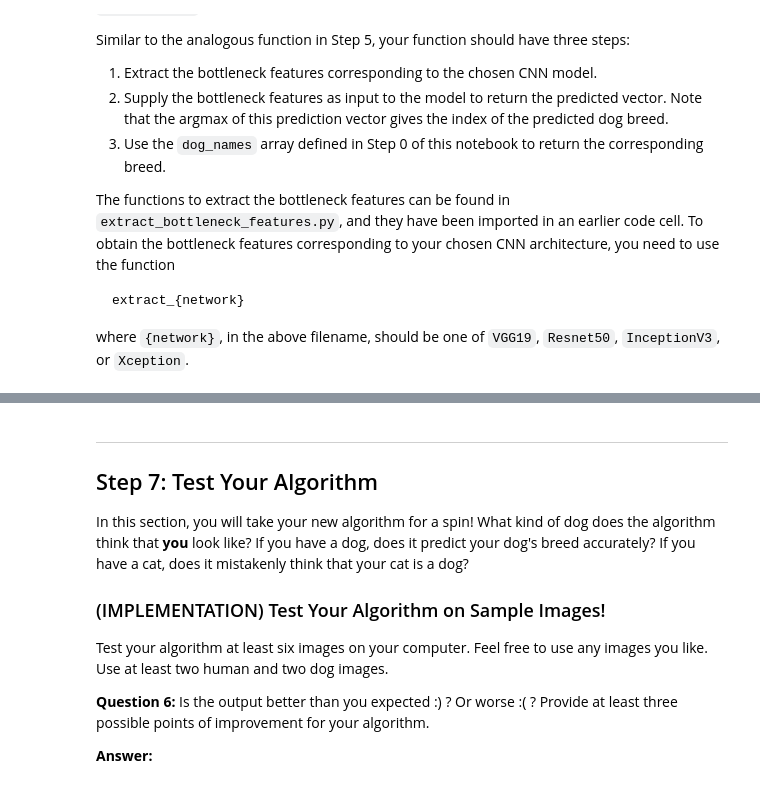
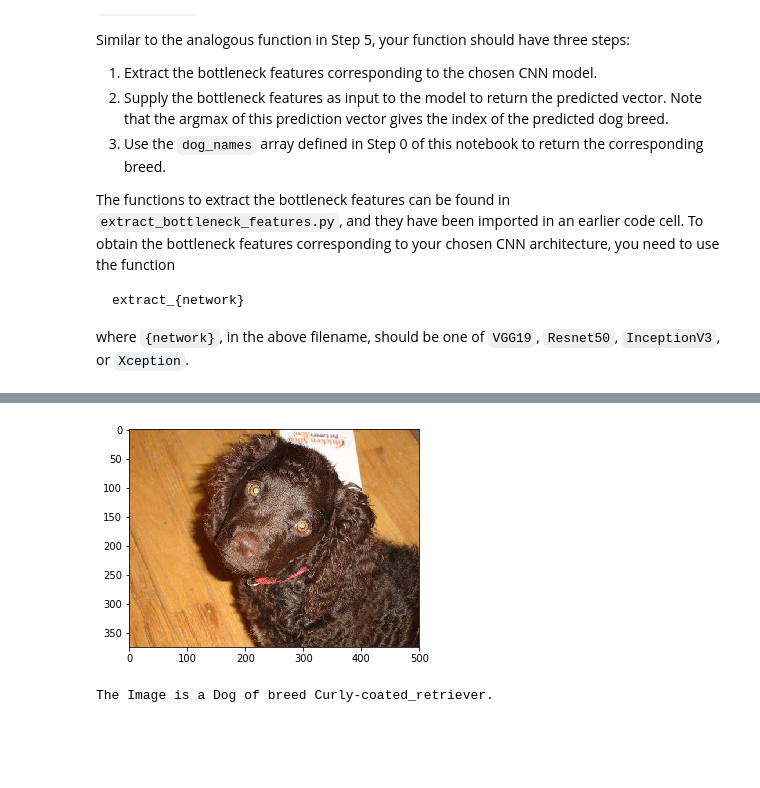
Before and after one commit to felipemartinezs/dog-project, a Jupyter notebook: dog_app.ipynb, the cells around one changed output, grey strips where cells are left out. Cells and saved outputs as stored; diff of their text form; code cells hidden in the pictures; blank space fills up the shorter version.

```diff
--- a/dog_app.ipynb
+++ b/dog_app.ipynb
@@ -477,6 +650,7 @@ __Answer:__
 ### (IMPLEMENTATION) Compile the Model
 # %%
 ### TODO: Compile the model.
+Xception_model.compile(loss='categorical_crossentropy', optimizer='rmsprop', metrics=['accuracy'])
 # %% [markdown]
 ### (IMPLEMENTATION) Train the Model
 
@@ -489,6 +688,7 @@ You are welcome to [augment the training data](https://blog.keras.io/building-po
 ### (IMPLEMENTATION) Load the Model with the Best Validation Loss
 # %%
 ### TODO: Load the model weights with the best validation loss.
+Xception_model.load_weights('saved_models/weights.best.Xception_model.hdf5')
 # %% [markdown]
 ### (IMPLEMENTATION) Test the Model
 
@@ -513,3 +719,10 @@ where `{network}`, in the above filename, should be one of `VGG19`, `Resnet50`,
 # %%
 ### TODO: Write a function that takes a path to an image as input
 ### and returns the dog breed that is predicted by the model.
+def Xception_predict_breed(img_path):
+
+    bottleneck_feature = extract_Xception(path_to_tensor(img_path))
+
+    predicted_vector = Xception_model.predict(bottleneck_feature)
+
+    return dog_names[np.argmax(predicted_vector)]
@@ -531,3 +748,30 @@ Some sample output for our algorithm is provided below, but feel free to design
 
 
 ### (IMPLEMENTATION) Write your Algorithm
+# %%
+### TODO: Write your algorithm.
+### Feel free to use as many code cells as needed.
+def dog_detected_breed_Xception(img_path):
+
+    # predicted dog breed
+
+    breed = Xception_predict_breed(img_path)
+
+    # display image
+
+    img = cv2.imread(img_path)
+    cv_rgb = cv2.cvtColor(img, cv2.COLOR_BGR2RGB)
+    plt.imshow(cv_rgb)
+    plt.show()
+
+    # detected dog or human
+    if dog_detector(img_path): # Step 2; Write a Dog Detector
+        print ("The Image is a Dog of breed %s." % Xception_predict_breed(img_path));
+
+
+    elif face_detector(img_path):
+        print("This is human but it looks like a: " + str(breed))
+
+
+    else:
+        print("No dog,  no human.")
@@ -534,17 +805,8 @@ Some sample output for our algorithm is provided below, but feel free to design
 # %%
-### TODO: Write your algorithm.
-### Feel free to use as many code cells as needed.
+## TODO: Execute your algorithm from Step 6 on
+## at least 6 images on your computer.
+## Feel free to use as many code cells as needed.
+dog_detected_breed_Xception('images/American_water_spaniel_00648.jpg')
+# %% [output]
+[figure, added]
+The Image is a Dog of breed Curly-coated_retriever.
-# %% [markdown]
----
-<a id='step7'></a>
-## Step 7: Test Your Algorithm
-
-In this section, you will take your new algorithm for a spin!  What kind of dog does the algorithm think that __you__ look like?  If you have a dog, does it predict your dog's breed accurately?  If you have a cat, does it mistakenly think that your cat is a dog?
-
-### (IMPLEMENTATION) Test Your Algorithm on Sample Images!
-
-Test your algorithm at least six images on your computer.  Feel free to use any images you like.  Use at least two human and two dog images.
-
-__Question 6:__ Is the output better than you expected :) ?  Or worse :( ?  Provide at least three possible points of improvement for your algorithm.
-
-__Answer:__
```
Also changed, not shown: parts of 34 cells of this notebook, 1 other file.
